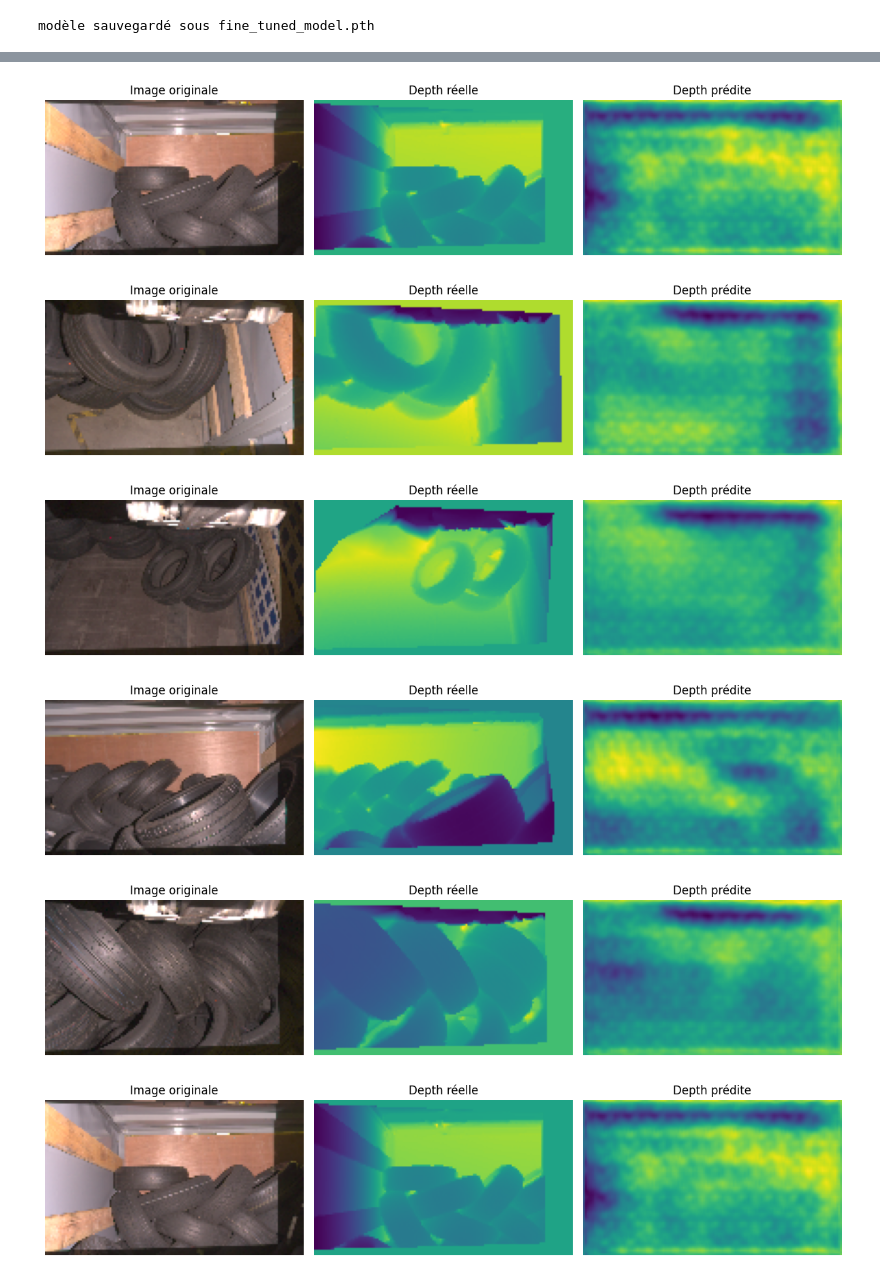
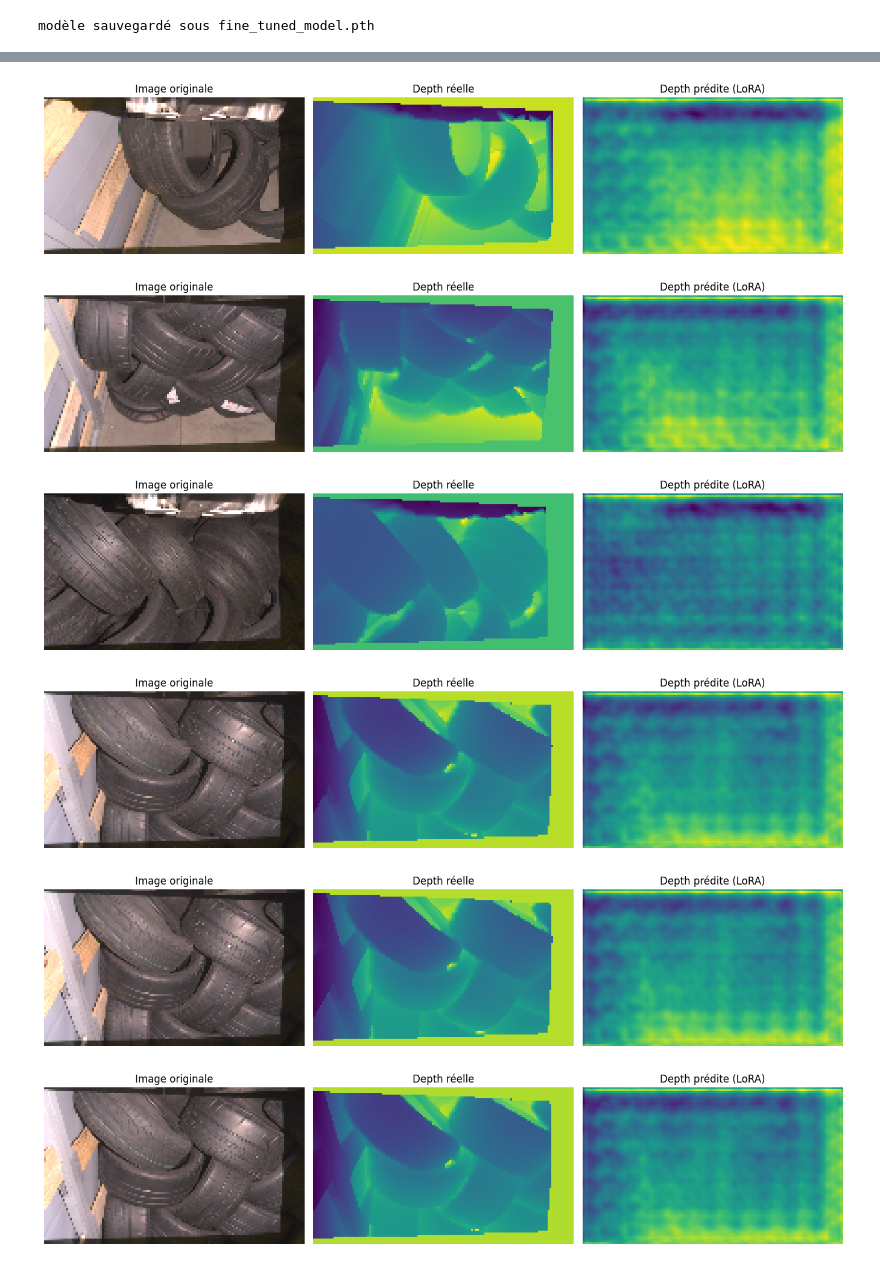
Before and after one commit to Arthurmgnr/LoRA-Fine-Tuning, a Jupyter notebook: loRA_depth_anything.ipynb, the cells around one changed output, grey strips where cells are left out. Saved outputs shown, nothing was run; the diff lists cells and outputs as text; code cells hidden in the pictures.

```diff
--- a/loRA_depth_anything.ipynb
+++ b/loRA_depth_anything.ipynb
@@ -199,9 +190,9 @@ class DepthDataset(Dataset):
         return {"image": image, "depth": depth}
 # %%
 # Paramètres
-img_scale = 10
-batch = 4
-valtrain_size = 0.6
+img_scale = 12
+batch = 8
+valtrain_size = 0.8
 
 IMAGES_DIR = "dataset/images"
 DEPTH_DIR = "dataset/depth"
@@ -421,45 +420,48 @@ plt.show()
 # %%
-model.eval()  # on evalue :)
+model.eval()  # On évalue le modèle ajusté avec LoRA
 val_loss = 0.0
 
 with torch.no_grad():
     for i, batch in enumerate(val_loader):
         images = batch['image'].float().clone().detach().permute(0, 3, 1, 2)
         depths = batch['depth'].float().clone().detach()
+
         outputs = model(images)
         loss = loss_fn(outputs, depths)
         val_loss += loss.item()
 
-        if i < 3: # on affiche quelques images
+        if i < 3:
             for j in range(min(len(images), 3)):
-                plt.figure(figsize=(12, 4))
+                plt.figure(figsize=(18, 6))
 
-                plt.subplot(1, 3, 1)
+                # Image originale
+                plt.subplot(1, 4, 1)
                 plt.imshow(images[j].permute(1, 2, 0).cpu().numpy())
                 plt.axis("off")
                 plt.title("Image originale")
 
-                # depth du dataset
-                plt.subplot(1, 3, 2)
+                # Depth réelle
+                plt.subplot(1, 4, 2)
                 plt.imshow(depths[j].cpu().numpy(), cmap="viridis")
                 plt.axis("off")
                 plt.title("Depth réelle")
 
-                # depth predite par LoRA
-                plt.subplot(1, 3, 3)
+                # Depth prédite par LoRA
+                plt.subplot(1, 4, 3)
                 plt.imshow(outputs[j].cpu().numpy(), cmap="viridis")
                 plt.axis("off")
-                plt.title("Depth prédite")
+                plt.title("Depth prédite (LoRA)")
 
                 plt.tight_layout()
                 plt.show()
 
+
 avg_val_loss = val_loss / len(val_loader)
 print(f'Validation Loss: {avg_val_loss:.4f}')
 # %% [output]
-[figure, old version]
+[figure, new version]
-[figure, old version]
+[figure, new version]
-[figure, old version]
+[figure, new version]
-[figure, old version]
+[figure, new version]
-[figure, old version]
+[figure, new version]
-[figure, old version]
+[figure, new version]
```
Also changed, not shown: parts of 14 cells of this notebook, 8 other files.
